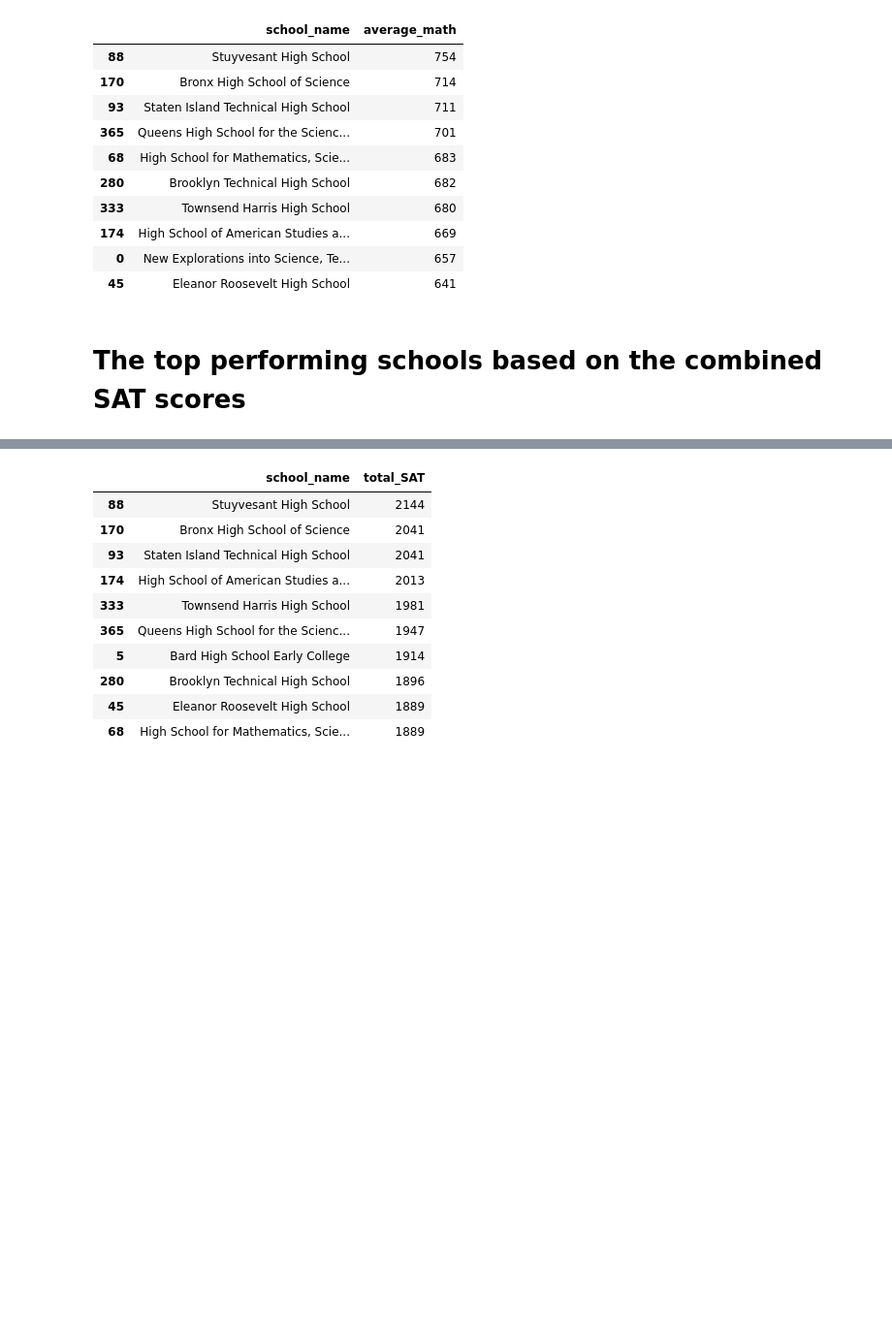
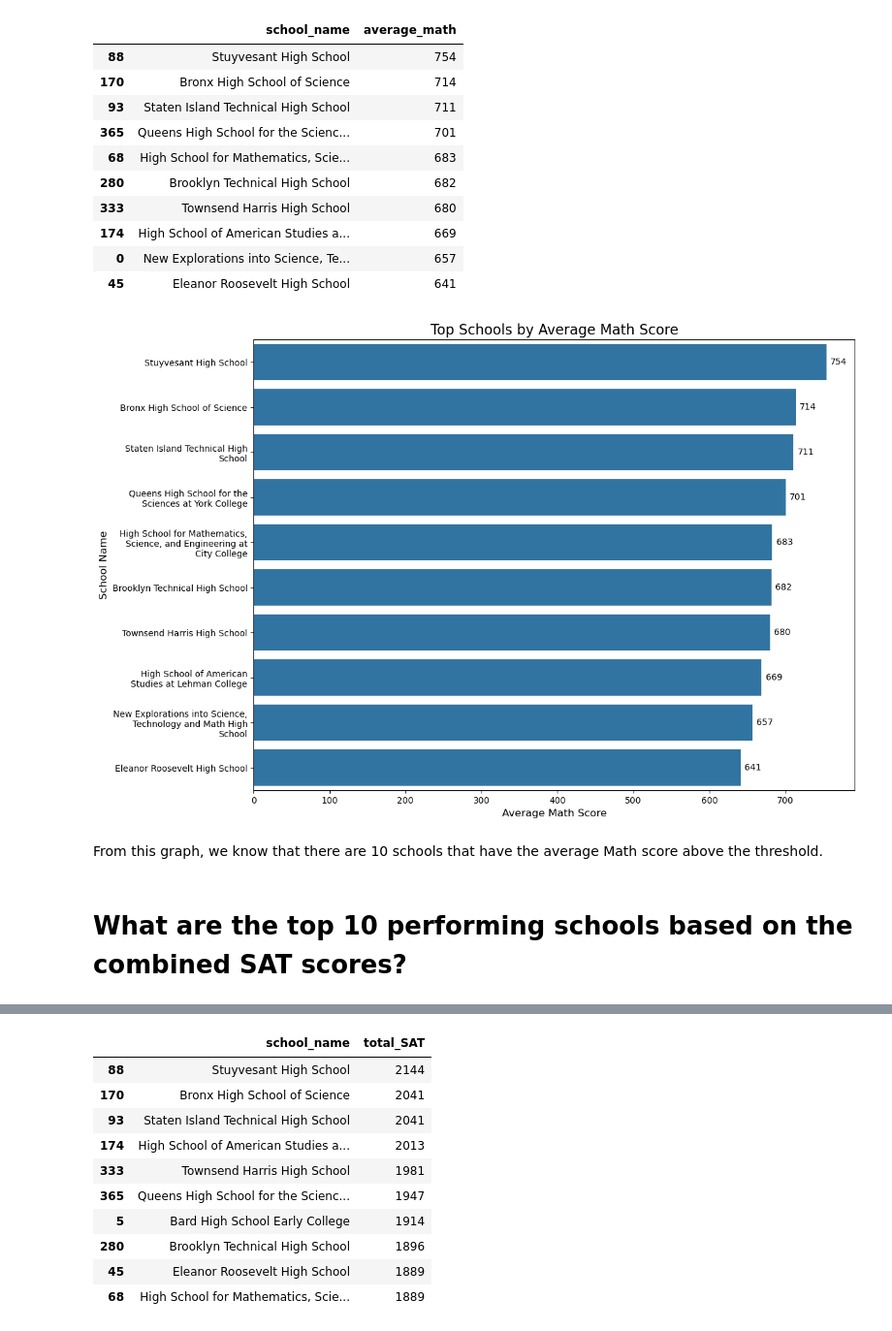
Before and after one commit to azizp128/data-science-projects, a Jupyter notebook: exploring-nyc-public-school-test-result-scores/notebook.ipynb, the cells around one changed output, grey strips where cells are left out. Shown at 97% size. Drawn from its saved outputs; the diff is of its cells as text; code cells hidden in the pictures; blank space fills up the shorter version.

```diff
--- a/exploring-nyc-public-school-test-result-scores/notebook.ipynb
+++ b/exploring-nyc-public-school-test-result-scores/notebook.ipynb
@@ -59,5 +87,48 @@ best_math_schools
 | 174 | High School of American Studies a... | 669 |
 | 0 | New Explorations into Science, Te... | 657 |
 | 45 | Eleanor Roosevelt High School | 641 |
+# %%
+# Wrap labels
+max_label_length = 30  # Define the maximum character length per line for wrapping
+best_math_schools['wrapped_labels'] = best_math_schools['school_name'].apply(lambda x: "\n".join(textwrap.wrap(x, width=max_label_length)))
+
+# Plotting
+plt.figure(figsize=(12, 8))
+ax = sns.barplot(
+    x="average_math",
+    y="wrapped_labels",
+    data=best_math_schools
+)
+
+# Adding titles and labels
+plt.title("Top Schools by Average Math Score", fontsize=16)
+plt.xlabel("Average Math Score", fontsize=12)
+plt.ylabel("School Name", fontsize=12)
+
+# Add number labels on top of each bar
+for i, bar in enumerate(ax.patches):
+    # Get the height of each bar (which corresponds to average_math)
+    bar_height = bar.get_width()
+
+    # Place the label on top of the bar, slightly offset to the right
+    ax.text(
+        int(bar_height) + 5,  # Position the label slightly to the right of the bar
+        bar.get_y() + bar.get_height() / 2,  # Position the label vertically centered within the bar
+        f'{int(bar_height)}',  # The label is the average_math score (width of the bar)
+        color='black',  # Set label color
+        ha="left",  # Align the label to the left of the bar
+        va="center",  # Vertically center the label
+        fontsize=10  # Set label font size
+    )
+
+# Manually adjust the layout to make space for labels
+plt.subplots_adjust(left=0.2, right=1, top=0.95, bottom=0.05)
+
+# Show plot
+plt.show()
+# %% [output]
+[figure, added]
+# %% [markdown]
+From this graph, we know that there are 10 schools that have the average Math score above the threshold.
 # %% [markdown]
-# The top performing schools based on the combined SAT scores
+# What are the top 10 performing schools based on the combined SAT scores?
```
Also changed, not shown: parts of 22 cells of this notebook, 4 other files.
